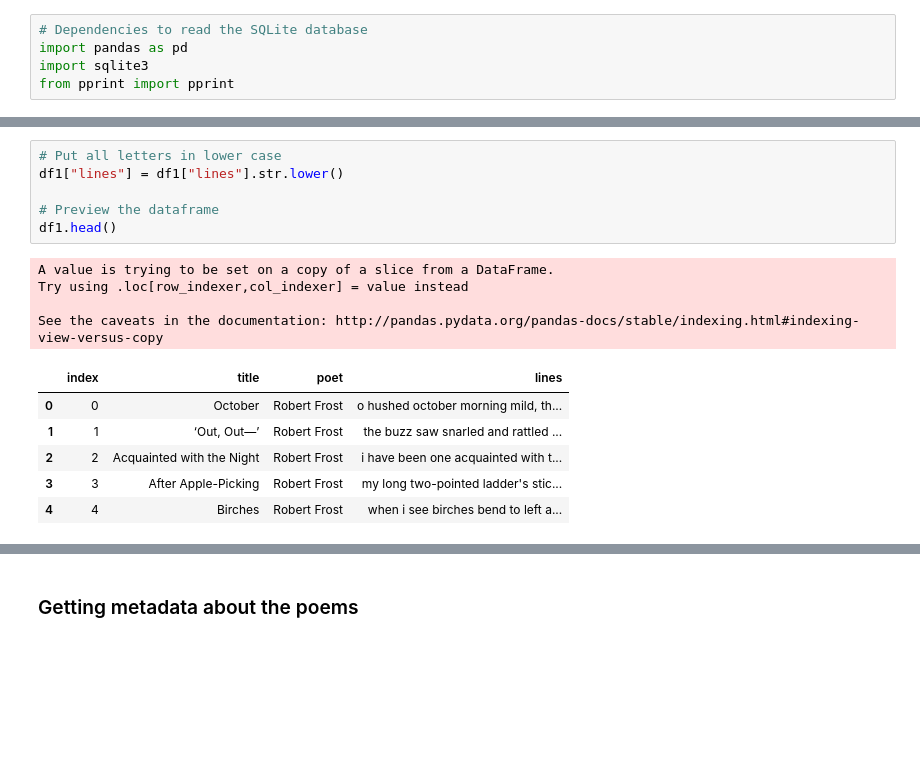
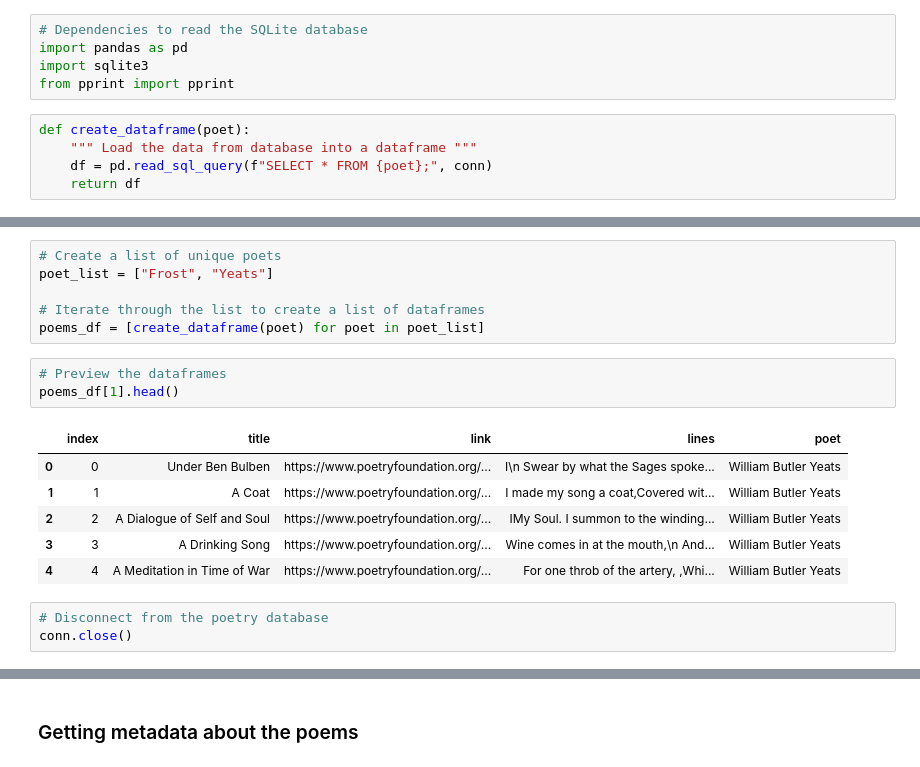
Before and after one commit to rochiecuevas/poetry, a Jupyter notebook: Frost_NLP.ipynb, the cells around one changed output, grey strips where cells are left out. Saved outputs shown, nothing was run; the diff lists cells and outputs as text; blank space fills up the shorter version.

Commit message:
expanding code for >1 poets

```diff
--- a/Frost_NLP.ipynb
+++ b/Frost_NLP.ipynb
@@ -7,6 +7,11 @@
 import pandas as pd
 import sqlite3
 from pprint import pprint
+# %%
+def create_dataframe(poet):
+    """ Load the data from database into a dataframe """
+    df = pd.read_sql_query(f"SELECT * FROM {poet};", conn)
+    return df
 # %%
 # Connect to the poetry database
 conn = sqlite3.connect("db/Poetry.db")
@@ -48,17 +18,19 @@ See the caveats in the documentation: http://pandas.pydata.org/pandas-docs/stabl
-# %%
-# Put all letters in lower case
-df1["lines"] = df1["lines"].str.lower()
-
-# Preview the dataframe
-df1.head()
-# %% [output]
-A value is trying to be set on a copy of a slice from a DataFrame.
-Try using .loc[row_indexer,col_indexer] = value instead
-
-See the caveats in the documentation: http://pandas.pydata.org/pandas-docs/stable/indexing.html#indexing-view-versus-copy
-|  | index | title | poet | lines |
-| 0 | 0 | October | Robert Frost | o hushed october morning mild, th... |
-| 1 | 1 | ‘Out, Out—’ | Robert Frost | the buzz saw snarled and rattled ... |
-| 2 | 2 | Acquainted with the Night | Robert Frost | i have been one acquainted with t... |
-| 3 | 3 | After Apple-Picking | Robert Frost | my long two-pointed ladder's stic... |
-| 4 | 4 | Birches | Robert Frost | when i see birches bend to left a... |
+# %%
+# Create a list of unique poets
+poet_list = ["Frost", "Yeats"]
+
+# Iterate through the list to create a list of dataframes
+poems_df = [create_dataframe(poet) for poet in poet_list]
+# %%
+# Preview the dataframes
+poems_df[1].head()
+# %% [output]
+|  | index | title | link | lines | poet |
+| 0 | 0 | Under Ben Bulben | https://www.poetryfoundation.org/... | I\n Swear by what the Sages spoke... | William Butler Yeats |
+| 1 | 1 | A Coat | https://www.poetryfoundation.org/... | I made my song a coat,Covered wit... | William Butler Yeats |
+| 2 | 2 | A Dialogue of Self and Soul | https://www.poetryfoundation.org/... | IMy Soul. I summon to the winding... | William Butler Yeats |
+| 3 | 3 | A Drinking Song | https://www.poetryfoundation.org/... | Wine comes in at the mouth,\n And... | William Butler Yeats |
+| 4 | 4 | A Meditation in Time of War | https://www.poetryfoundation.org/... | For one throb of the artery, ,Whi... | William Butler Yeats |
+# %%
+# Disconnect from the poetry database
+conn.close()
```
Also changed, not shown: parts of 44 cells of this notebook.
